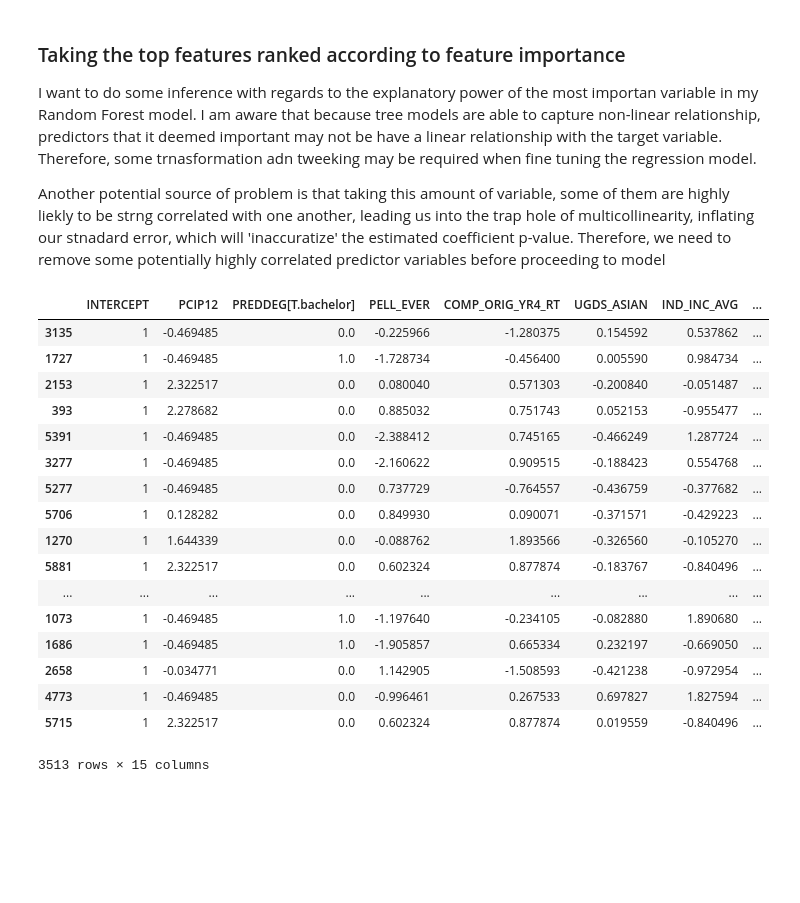
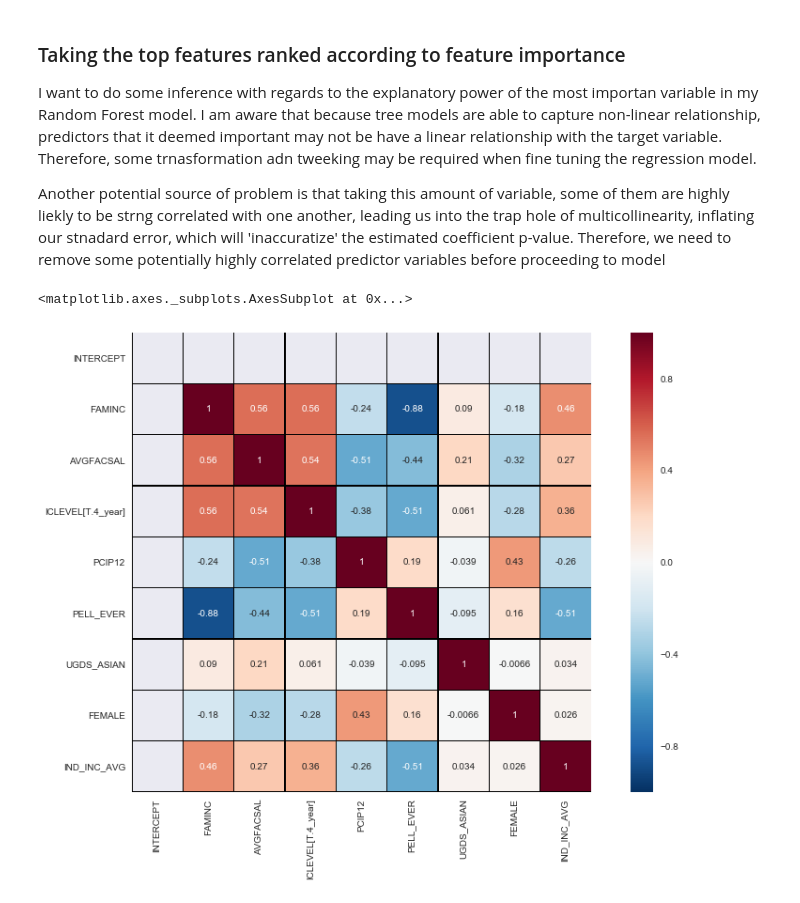
Before and after one commit to willtseng12/metis_projects_17, a Jupyter notebook: college_scorecard_project/college_scorecard_analysis.ipynb, the cells around one changed output. Cells and saved outputs as stored; diff of their text form; code cells hidden in the pictures; blank space fills up the shorter version.

```diff
--- a/college_scorecard_project/college_scorecard_analysis.ipynb
+++ b/college_scorecard_project/college_scorecard_analysis.ipynb
@@ -484,7 +482,7 @@ R2: 0.827284375665
 # %%
 # fitting and checking coef with Lasso
 
-lcv = LassoCV(alphas = [1e-5], tol=0.07, fit_intercept = True, max_iter=1000)
+lcv = LassoCV(alphas = [1e-6], tol=0.07, fit_intercept = True, max_iter=1000)
 lcv.fit(X_train, y_train)
 
 # scoring our model on our validation set
@@ -617,24 +628,3 @@ def multicollinearity_remover(predictor, target, threshold):
-# %%
-multicollinearity_remover(standardize(X_train[top20],['PREDDEG','HIGHDEG','CONTOL','REGION','ICLEVEL','ISNULL','EARN','INTERCEPT']), y_train, 5)
-# %% [output]
-|  | INTERCEPT | PCIP12 | PREDDEG[T.bachelor] | PELL_EVER | COMP_ORIG_YR4_RT | UGDS_ASIAN | IND_INC_AVG | ... |
-| 3135 | 1 | -0.469485 | 0.0 | -0.225966 | -1.280375 | 0.154592 | 0.537862 | ... |
-| 1727 | 1 | -0.469485 | 1.0 | -1.728734 | -0.456400 | 0.005590 | 0.984734 | ... |
-| 2153 | 1 | 2.322517 | 0.0 | 0.080040 | 0.571303 | -0.200840 | -0.051487 | ... |
-| 393 | 1 | 2.278682 | 0.0 | 0.885032 | 0.751743 | 0.052153 | -0.955477 | ... |
-| 5391 | 1 | -0.469485 | 0.0 | -2.388412 | 0.745165 | -0.466249 | 1.287724 | ... |
-| 3277 | 1 | -0.469485 | 0.0 | -2.160622 | 0.909515 | -0.188423 | 0.554768 | ... |
-| 5277 | 1 | -0.469485 | 0.0 | 0.737729 | -0.764557 | -0.436759 | -0.377682 | ... |
-| 5706 | 1 | 0.128282 | 0.0 | 0.849930 | 0.090071 | -0.371571 | -0.429223 | ... |
-| 1270 | 1 | 1.644339 | 0.0 | -0.088762 | 1.893566 | -0.326560 | -0.105270 | ... |
-| 5881 | 1 | 2.322517 | 0.0 | 0.602324 | 0.877874 | -0.183767 | -0.840496 | ... |
-| ... | ... | ... | ... | ... | ... | ... | ... | ... |
-| 1073 | 1 | -0.469485 | 1.0 | -1.197640 | -0.234105 | -0.082880 | 1.890680 | ... |
-| 1686 | 1 | -0.469485 | 1.0 | -1.905857 | 0.665334 | 0.232197 | -0.669050 | ... |
-| 2658 | 1 | -0.034771 | 0.0 | 1.142905 | -1.508593 | -0.421238 | -0.972954 | ... |
-| 4773 | 1 | -0.469485 | 0.0 | -0.996461 | 0.267533 | 0.697827 | 1.827594 | ... |
-| 5715 | 1 | 2.322517 | 0.0 | 0.602324 | 0.877874 | 0.019559 | -0.840496 | ... |
-3513 rows × 15 columns
 # %%
 top20 = list(map(lambda x : x[0], feat_importance[:19]))
 top20.insert(0,'INTERCEPT')
@@ -643,0 +638,6 @@ lr = sm.OLS(y_train, multicollinearity_remover(multicollinearity_remover(standar
+# %%
+f, ax = plt.subplots(figsize=(15, 9))
+sns.heatmap(top20_cleaned.corr(method = 'pearson'), linewidths=0.25,vmax=1.0, square=True, linecolor='black', annot=True)
+# %% [output]
+<matplotlib.axes._subplots.AxesSubplot at 0x...>
+[figure, added]
```
Also changed, not shown: parts of 21 cells of this notebook.
